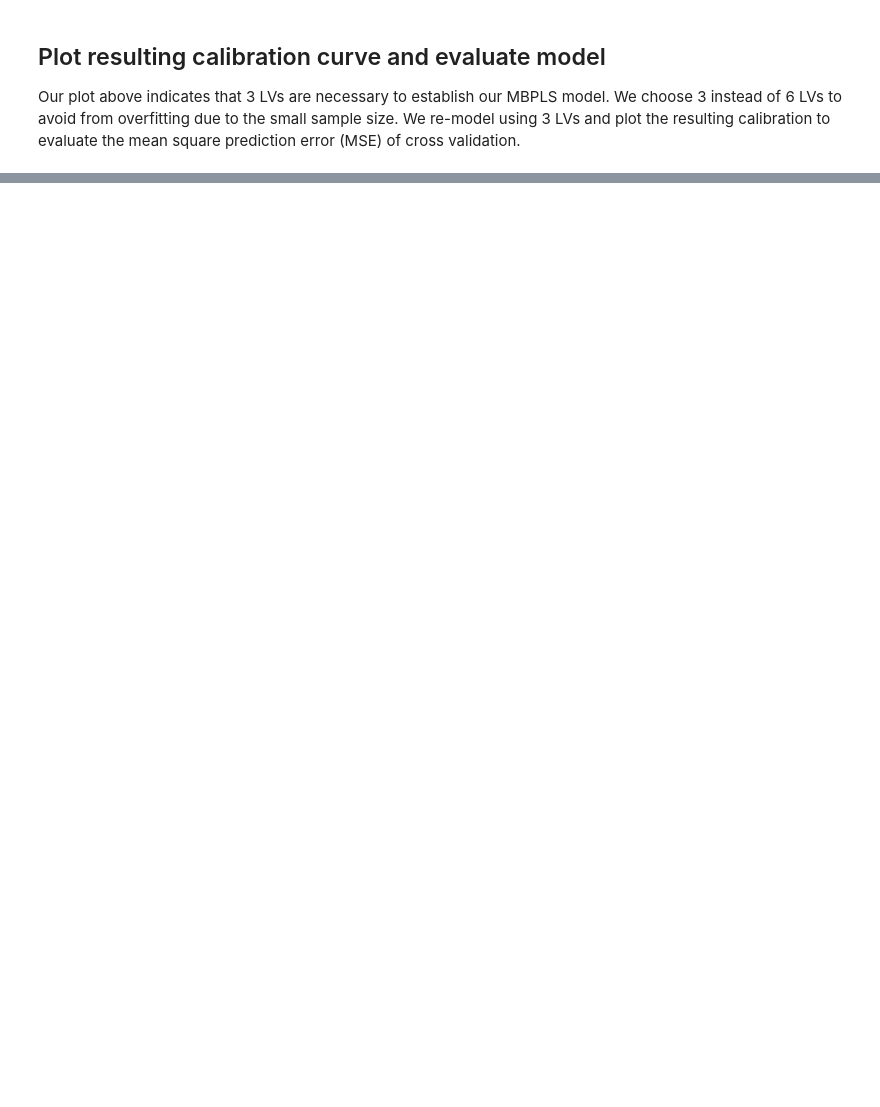
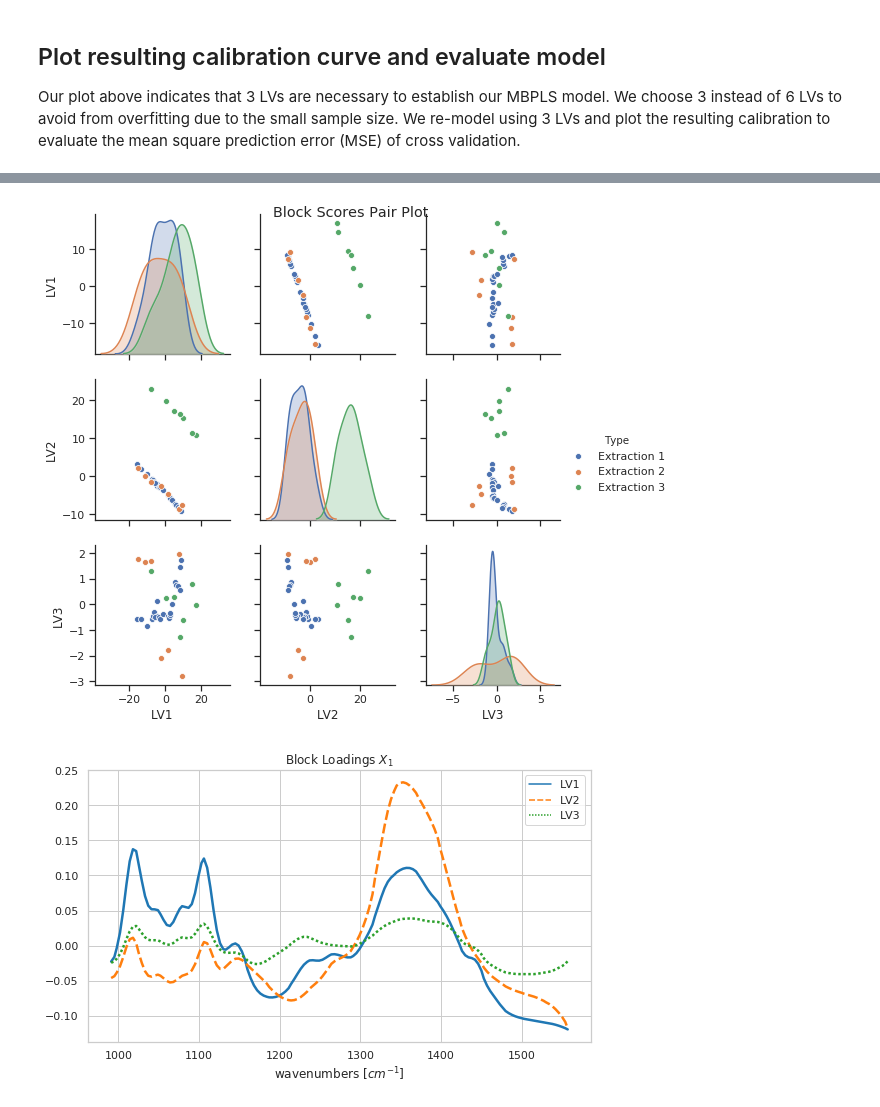
Before and after one commit to DTUComputeStatisticsAndDataAnalysis/MBPLS, a Jupyter notebook: examples/MBPLS_intro/MultiblockPLS_PectinYield.ipynb, the cells around one changed output, grey strips where cells are left out. Saved outputs shown, nothing was run; the diff lists cells and outputs as text; code cells hidden in the pictures; blank space fills up the shorter version.

```diff
--- a/examples/MBPLS_intro/MultiblockPLS_PectinYield.ipynb
+++ b/examples/MBPLS_intro/MultiblockPLS_PectinYield.ipynb
@@ -100,0 +132,55 @@ As discussed above we can identify certain patterns
+# %%
+# extract FTIR (X1) block scores from fitted mbpls model
+block_scores_x1 = mbpls.T_[0]
+
+# extract FTIR (X1) loadings from fitted mbpls model
+block_loadings_x1 = mbpls.P_[0].T
+
+# inverse transform loadings if standardize option was used during fitting (by default)
+block_loadings_x1 = np.hstack([mbpls.x_scalers_[0].inverse_transform(loading).reshape(-1, 1)
+                               for loading in block_loadings_x1])
+
+# Generate a vector which indicates color type for each sample according to extraction 1, 2 and 3
+import itertools
+colors = [['Extraction 1']*23, ['Extraction 2']*7, ['Extraction 3']*7]
+colors = list(itertools.chain(*colors))
+colors = pd.DataFrame(colors, columns=['Type'])
+
+# Generate pandas dataframe for easy plotting using seaborn
+block_scores_x1 = pd.DataFrame(block_scores_x1, columns=['LV1', 'LV2', 'LV3'])
+block_scores_x1 = pd.concat((block_scores_x1, colors), axis=1)
+block_loadings_x1 = pd.DataFrame(block_loadings_x1, columns=['LV1', 'LV2', 'LV3'], index=wavenumbers)
+
+# Plot block scores using pairs plot
+import seaborn as sns
+sns.set(style="ticks")
+sns.pairplot(block_scores_x1, hue="Type")
+plt.suptitle('Block Scores Pair Plot')
+plt.figure(figsize=(9,5))
+sns.set(style="whitegrid")
+
+# Plot FTIR (X1) loadings
+sns.lineplot(data=block_loadings_x1, palette="tab10", linewidth=2.5)
+plt.title('Block Loadings $X_1$')
+plt.xlabel('wavenumbers [$cm^{-1}$]');
+
+# Plot function to plot FTIR spectra and color them according extraction yield
+def plot_spectra(spectra, ax, name):
+    pectin_yield = np.array(spectra.index)
+    color_code = (pectin_yield - pectin_yield.min())
+    color_code = color_code / color_code.max()
+    color_code = color_code[:]
+    for spectrum, color in zip(np.array(spectra), color_code):
+        ax.plot(wavenumbers, spectrum, color=(color, color, color), linewidth=2)
+        ax.set_title(name)
+        ax.set_xlabel('wavenumber $cm^{-1}$')
+        plt.tight_layout()
+
+# Plot FTIR spectra in groups of extractions
+fig, ax = plt.subplots(nrows=3, figsize=(8,15))
+plot_spectra(ftir1, ax[0], 'Extraction1')
+plot_spectra(ftir2, ax[1], 'Extraction2')
+plot_spectra(ftir3, ax[2], 'Extraction3')
+# %% [output]
+[figure, added]
+[figure, added]
```
Also changed, not shown: parts of 23 cells of this notebook, 8 other files.
